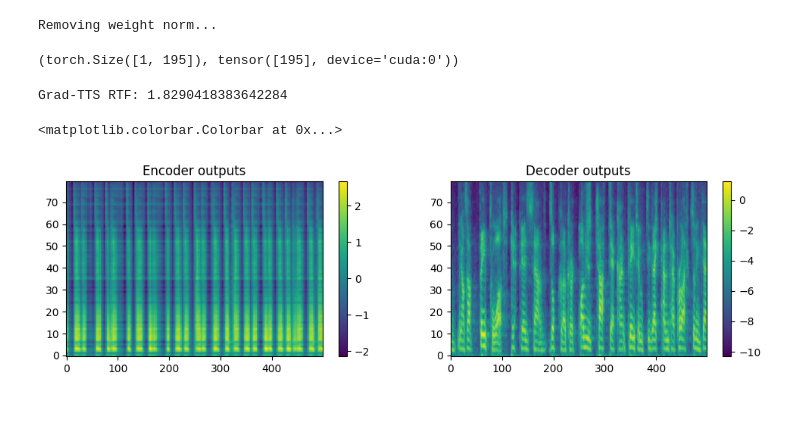
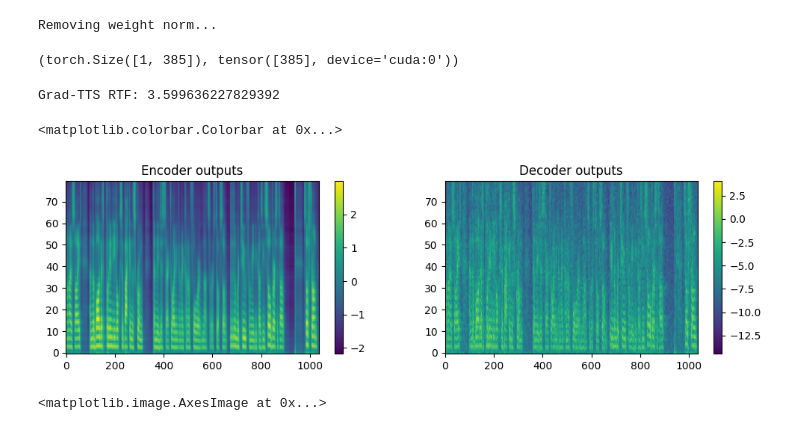
Before and after one commit to shivammehta25/Grad-TTS_Repo, a Jupyter notebook: Grad-TTS/inference.ipynb, the cells around one changed output. Saved outputs shown, nothing was run; the diff lists cells and outputs as text; code cells hidden in the pictures.

Commit message:
Mel grad and motion Unet diffusers

```diff
--- a/Grad-TTS/inference.ipynb
+++ b/Grad-TTS/inference.ipynb
@@ -54,7 +54,8 @@ https://scikit-learn.org/stable/model_persistence.html#security-maintainability-
 N_SPKS = 1  # 247 for Libri-TTS model and 1 for single speaker (LJSpeech)
 # %%
 # checkpoint_path = "logs/gradtts_rand_padFixedMirrorGPU3/grad_1024.pt"
-checkpoint_path = "logs/FinalRunGPU2/grad_257.pt"
+checkpoint_path = "logs/FinalRunGPU2SingleNorm/grad_2512.pt"
+# checkpoint_path = "logs/diffuser/grad_3646.pt"
 # %%
 # params.n_motions = 45
 # params.window_size=4
@@ -61,13 +63,16 @@ checkpoint_path = "logs/FinalRunGPU2/grad_257.pt"
 # %%
+checkpoint = torch.load(checkpoint_path, map_location=lambda loc, storage: loc)
+params = checkpoint['params']
+params.encoder_type="default"
 generator = GradTTS(len(symbols)+1, N_SPKS, params.spk_emb_dim,
                     params.n_enc_channels, params.filter_channels,
                     params.filter_channels_dp, params.n_heads, params.n_enc_layers,
                     params.enc_kernel, params.enc_dropout, params.window_size,
                     params.n_feats, params.n_motions, params.dec_dim, params.beta_min, params.beta_max,
-                    1000, params.mu_motion_encoder_params, params.decoder_motion_type, params.motion_reduction_factor,only_speech=False)  # pe_scale=1 for `grad-tts-old.pt`
-checkpoint = torch.load(checkpoint_path, map_location=lambda loc, storage: loc)
+                    1000, params.mu_motion_encoder_params, params.decoder_motion_type, params.motion_reduction_factor,only_speech=False,
+                    encoder_type=params.encoder_type)  # pe_scale=1 for `grad-tts-old.pt`
 generator.load_state_dict(checkpoint['model'])
-params = checkpoint['params']
+# params = checkpoint['params']
 _ = generator.cuda().eval()
 print(f'Number of parameters: {generator.nparams}')
 
@@ -85,39 +90,50 @@ hifigan.remove_weight_norm()
 # %% [output]
 Removing weight norm...
 # %%
-text = "and the train stopped; The door opened; I got out first; Then Jack Kane got out Ronan got out Louise got out."
+text = "and the train stopped; The door opened; I got out first; Then Jack Kane got out, Ronan got out, Louise got out."
 # text = "So, I went to the other side ; and then suddenly I saw someone running towards me, I didn't really understand who it was but then I heard the noise and I was like no, screw this ; I just started running and I ran as fast as I possibly could."
-# text = "; , I'm like I mean you're seven we're not going to get you a little purple ball that's stupid we're not going to do that; , So what we're going to get you this time is we're going to get you more clothes, Okay?;"
+text = "on either side; and the ball gets put in he hooks it back in the scrum; , then they just start driving and I kind of forward and that sort of stuff So he's number two for me because he's so versatile, ; So strong."
 # %%
 x = torch.LongTensor(intersperse(text_to_sequence(text, dictionary=cmu), len(symbols))).cuda()[None]
 x_lengths = torch.LongTensor([x.shape[-1]]).cuda()
 x.shape, x_lengths
 # %% [output]
-(torch.Size([1, 195]), tensor([195], device='cuda:0'))
+(torch.Size([1, 385]), tensor([385], device='cuda:0'))
 # %%
+n_timesteps = {
+    'mel': 1,
+    'motion': 500,
+}
+
+
 t = dt.datetime.now()
 generator.motion_reduction_factor = 1
-y_enc, y_dec, y_motion_enc, y_motion_dec, attn = generator.forward(x, x_lengths, n_timesteps=200, temperature=1.0,
+y_enc, y_dec, y_motion_enc, y_motion_dec, attn = generator.forward(x, x_lengths, n_timesteps=n_timesteps, temperature=1.0,
                                        stoc=False, spk=None if N_SPKS==1 else torch.LongTensor([15]).cuda(),
-                                       length_scale=1.2)
+                                       length_scale=1.0)
 t = (dt.datetime.now() - t).total_seconds()
 print(f'Grad-TTS RTF: {t * 22050 / (y_dec.shape[-1] * 256)}')
 # Denormalize
 y_dec = denormalize(y_dec, params.data_parameters['mel_mean'], params.data_parameters['mel_std'])
 motion_output = denormalize(y_motion_dec[:, 3:], params.data_parameters['motion_mean'], params.data_parameters['motion_std'])
 # motion_output = denormalize(y_motion_dec[:, :], params.data_parameters['motion_mean'], params.data_parameters['motion_std'])
 
 
 plt.figure(figsize=(12, 3))
 plt.subplot(1, 2, 1)
 plt.title('Encoder outputs')
 plt.imshow(y_enc.cpu().squeeze(), aspect='auto', origin='lower')
 plt.colorbar()
 plt.subplot(1, 2, 2)
 plt.title('Decoder outputs')
 plt.imshow(y_dec.cpu().squeeze(), aspect='auto', origin='lower')
 plt.colorbar()
 # %% [output]
-Grad-TTS RTF: 1.8290418383642284
+Grad-TTS RTF: 3.599636227829392
 <matplotlib.colorbar.Colorbar at 0x...>
-[figure, old version]
+[figure, new version]
+# %%
+plt.figure(figsize=(12, 3))
+plt.imshow((motion_output + torch.randn_like(motion_output) * 0.2).cpu().squeeze(), aspect='auto', origin='lower')
+# %% [output]
+<matplotlib.image.AxesImage at 0x...>
```
Also changed, not shown: parts of 6 cells of this notebook, 4 other files.
